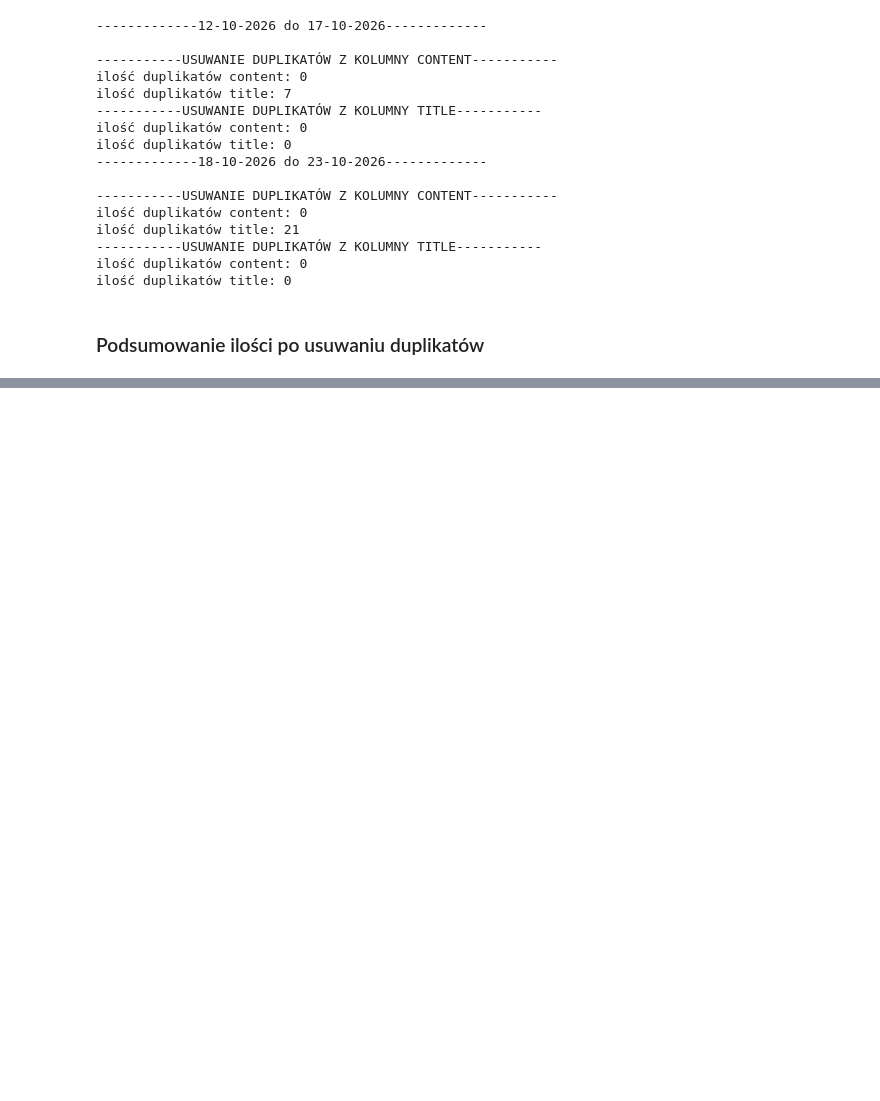
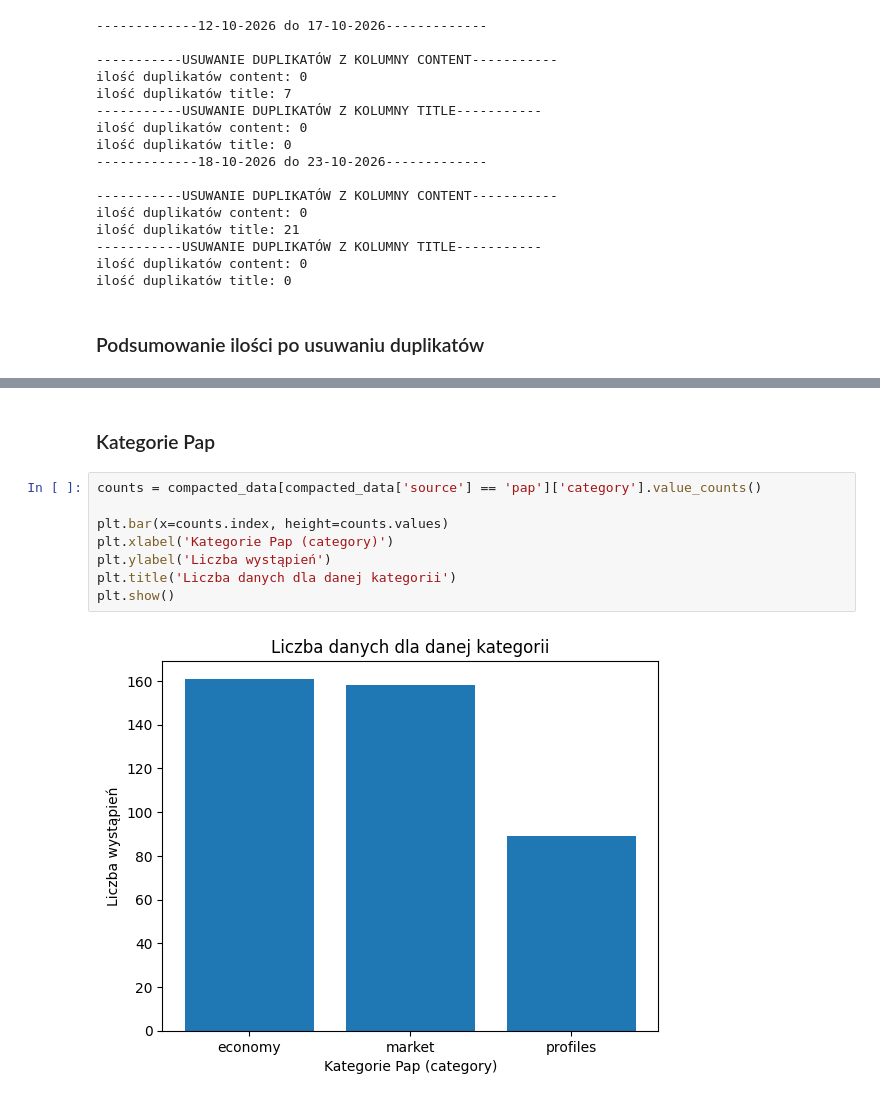
Before and after one commit to IgorCzarnoglowski/Engineering-Thesis, a Jupyter notebook: notebooks/raw_EDA.ipynb, the cells around one changed output, grey strips where cells are left out. Drawn from its saved outputs; the diff is of its cells as text; blank space fills up the shorter version.

Commit message:
Dodanie analizy poszczególnych źródeł i ich kategorii

```diff
--- a/notebooks/raw_EDA.ipynb
+++ b/notebooks/raw_EDA.ipynb
@@ -217,0 +265,12 @@ source: 499
+# %% [markdown]
+### Kategorie Pap
+# %%
+counts = compacted_data[compacted_data['source'] == 'pap']['category'].value_counts()
+
+plt.bar(x=counts.index, height=counts.values)
+plt.xlabel('Kategorie Pap (category)')
+plt.ylabel('Liczba wystąpień')
+plt.title('Liczba danych dla danej kategorii')
+plt.show()
+# %% [output]
+[figure, added]
```
Also changed, not shown: parts of 13 cells of this notebook.
